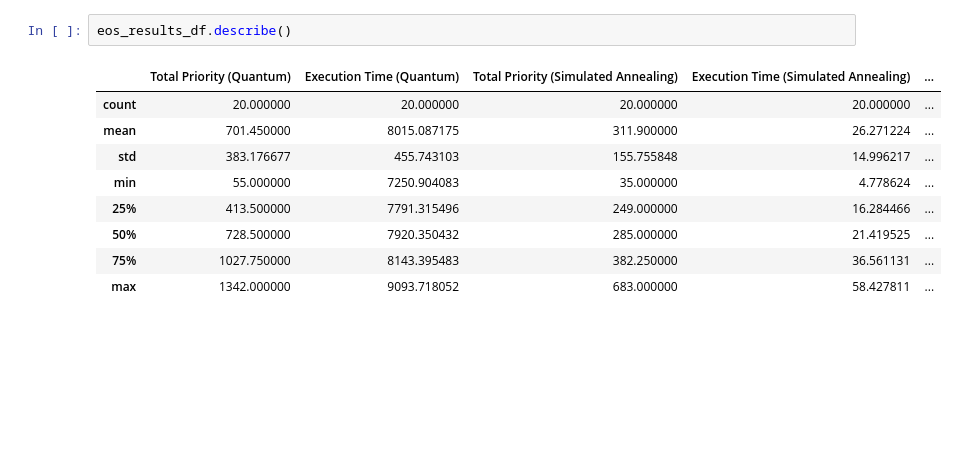
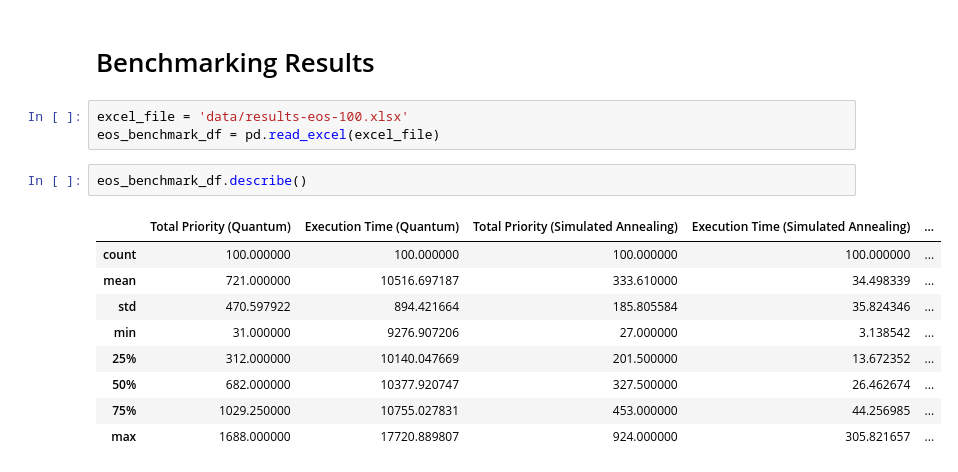
Before and after one commit to ab-jiteshlalwani/EOS, a Jupyter notebook: EOS Scheduling Optimization Demo.ipynb, the cells around one changed output. Cells and saved outputs as stored; diff of their text form; blank space fills up the shorter version.

```diff
--- a/EOS Scheduling Optimization Demo.ipynb
+++ b/EOS Scheduling Optimization Demo.ipynb
@@ -84,14 +138,19 @@ eos_results_df.head(20)
+# %% [markdown]
+# Benchmarking Results
+# %%
+excel_file = 'data/results-eos-100.xlsx'
+eos_benchmark_df = pd.read_excel(excel_file)
 # %%
-eos_results_df.describe()
+eos_benchmark_df.describe()
 # %% [output]
 |  | Total Priority (Quantum) | Execution Time (Quantum) | Total Priority (Simulated Annealing) | Execution Time (Simulated Annealing) | ... |
-| count | 20.000000 | 20.000000 | 20.000000 | 20.000000 | ... |
-| mean | 701.450000 | 8015.087175 | 311.900000 | 26.271224 | ... |
-| std | 383.176677 | 455.743103 | 155.755848 | 14.996217 | ... |
-| min | 55.000000 | 7250.904083 | 35.000000 | 4.778624 | ... |
-| 25% | 413.500000 | 7791.315496 | 249.000000 | 16.284466 | ... |
-| 50% | 728.500000 | 7920.350432 | 285.000000 | 21.419525 | ... |
-| 75% | 1027.750000 | 8143.395483 | 382.250000 | 36.561131 | ... |
-| max | 1342.000000 | 9093.718052 | 683.000000 | 58.427811 | ... |
+| count | 100.000000 | 100.000000 | 100.000000 | 100.000000 | ... |
+| mean | 721.000000 | 10516.697187 | 333.610000 | 34.498339 | ... |
+| std | 470.597922 | 894.421664 | 185.805584 | 35.824346 | ... |
+| min | 31.000000 | 9276.907206 | 27.000000 | 3.138542 | ... |
+| 25% | 312.000000 | 10140.047669 | 201.500000 | 13.672352 | ... |
+| 50% | 682.000000 | 10377.920747 | 327.500000 | 26.462674 | ... |
+| 75% | 1029.250000 | 10755.027831 | 453.000000 | 44.256985 | ... |
+| max | 1688.000000 | 17720.889807 | 924.000000 | 305.821657 | ... |
 # %%
 print('Quantum Results:')
```
Also changed, not shown: parts of 20 cells of this notebook, 17 other files.
